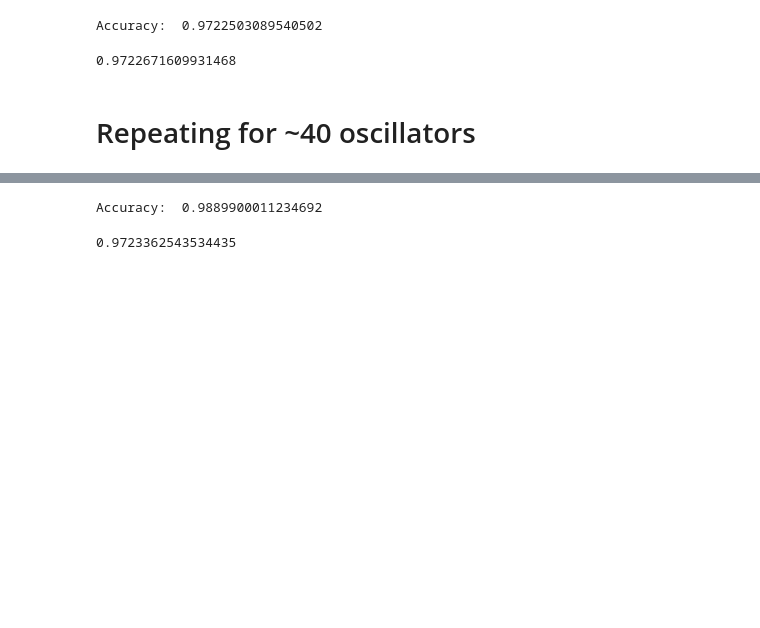
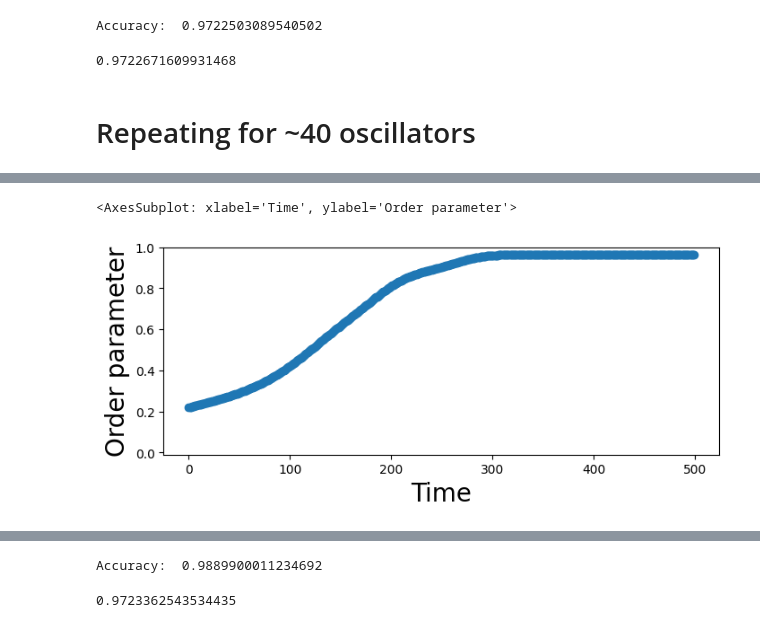
Before and after one commit to anra8571/synchronousRL, a Jupyter notebook: kuramoto.ipynb, the cells around one changed output, grey strips where cells are left out. Saved outputs shown, nothing was run; the diff lists cells and outputs as text; code cells hidden in the pictures; blank space fills up the shorter version.

```diff
--- a/kuramoto.ipynb
+++ b/kuramoto.ipynb
@@ -248,0 +276,6 @@ Text(0, 0.5, '$\\sin(\\theta)$')
+# %%
+# Plot the order parameter
+plot_phase_coherence(act_mat_40)
+# %% [output]
+<AxesSubplot: xlabel='Time', ylabel='Order parameter'>
+[figure, added]
```
Also changed, not shown: parts of 8 cells of this notebook.
